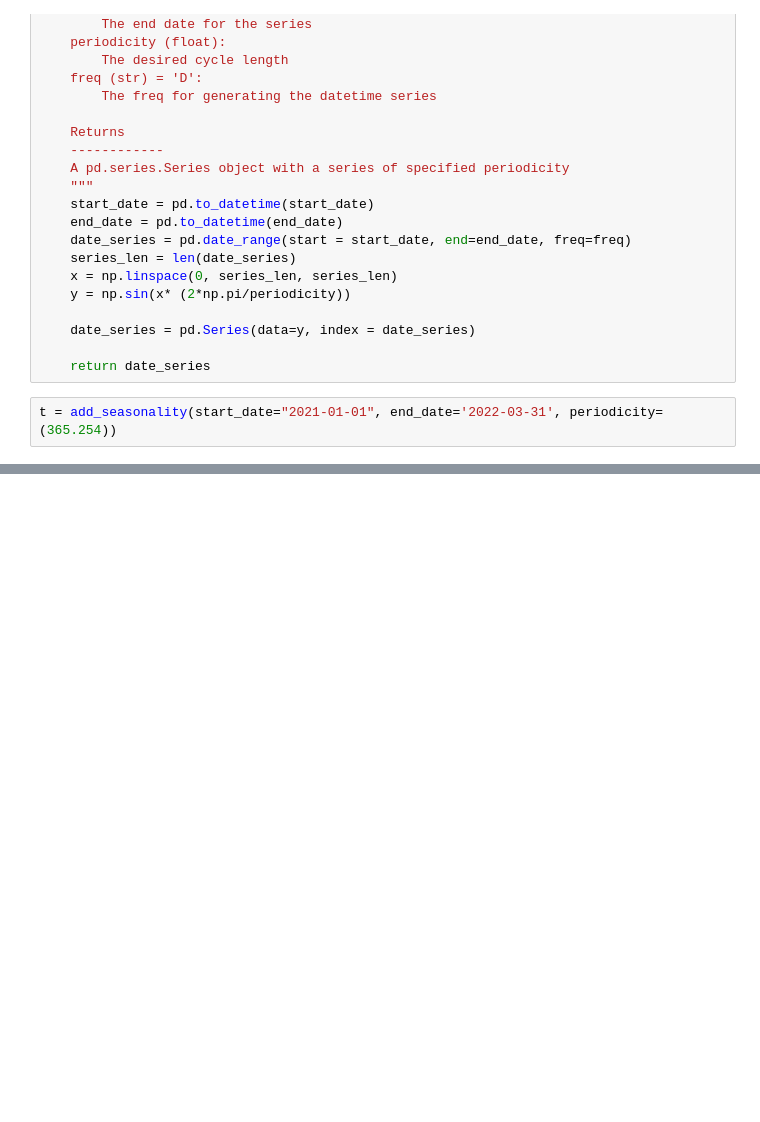
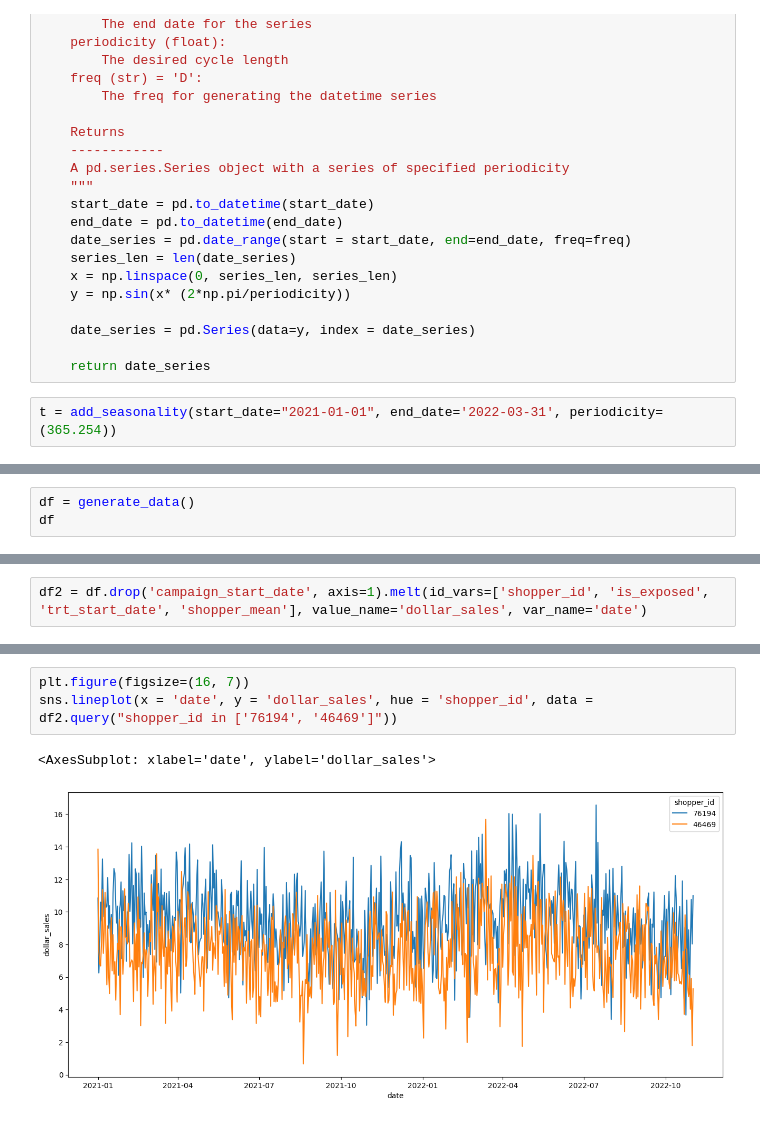
Before and after one commit to rahuljungbahadur/ts_lift_study, a Jupyter notebook: generate data.ipynb, the cells around one changed output, grey strips where cells are left out. Drawn from its saved outputs; the diff is of its cells as text; blank space fills up the shorter version.

Commit message:
added module to generate ts data

```diff
--- a/generate data.ipynb
+++ b/generate data.ipynb
@@ -105,0 +183,3 @@ def generate_sales_data(start_date:str, end_date:str,
+# %%
+df = generate_data()
+df
@@ -105,0 +210,2 @@ def generate_sales_data(start_date:str, end_date:str,
+# %%
+df2 = df.drop('campaign_start_date', axis=1).melt(id_vars=['shopper_id', 'is_exposed', 'trt_start_date', 'shopper_mean'], value_name='dollar_sales', var_name='date')
@@ -105,0 +228,6 @@ def generate_sales_data(start_date:str, end_date:str,
+# %%
+plt.figure(figsize=(16, 7))
+sns.lineplot(x = 'date', y = 'dollar_sales', hue = 'shopper_id', data = df2.query("shopper_id in ['76194', '46469']"))
+# %% [output]
+<AxesSubplot: xlabel='date', ylabel='dollar_sales'>
+[figure, added]
```
Also changed, not shown: parts of 26 cells of this notebook, 2 other files.
